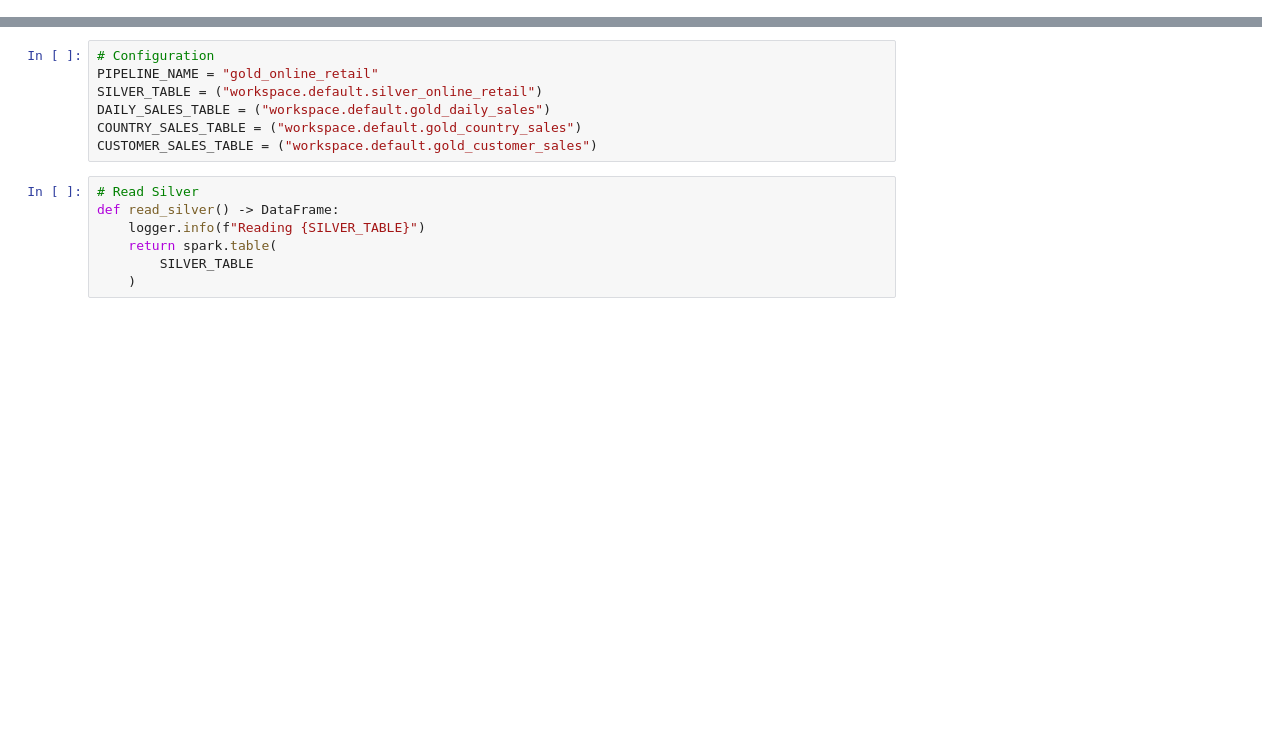
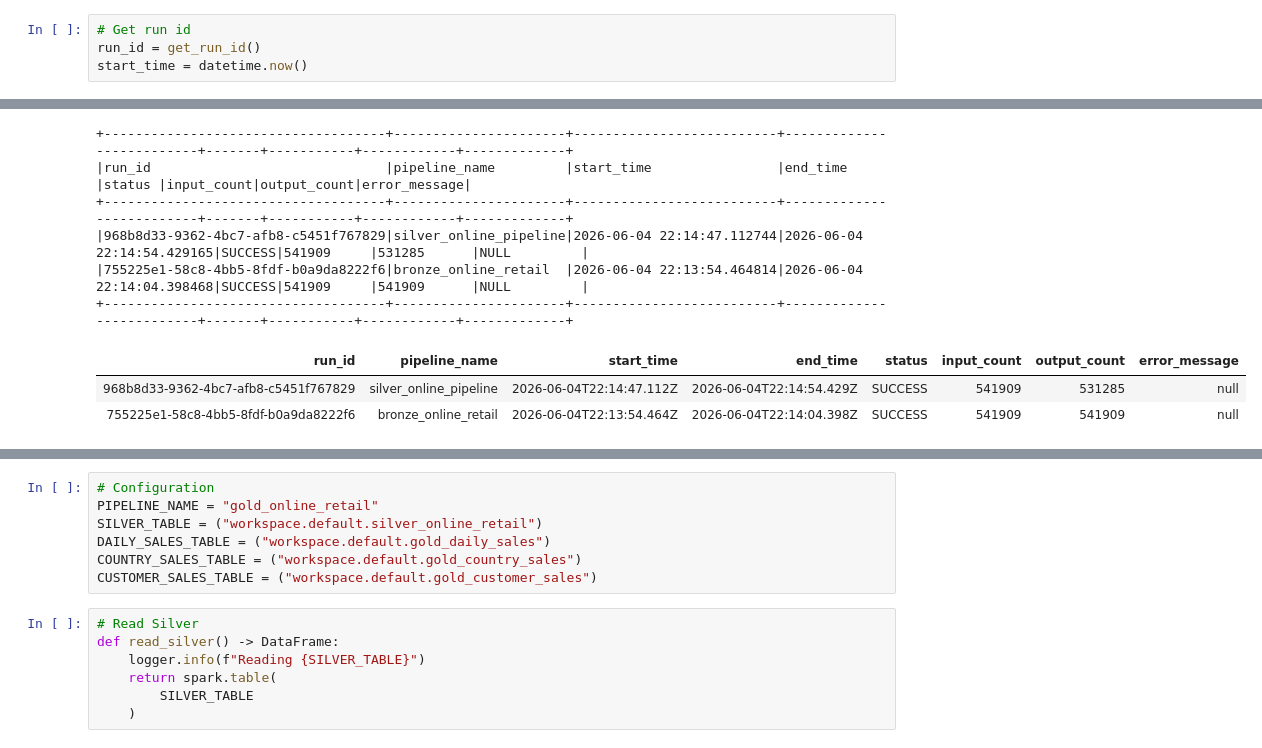
Before and after one commit to DevanandamS/airflow-databricks-etl, a Jupyter notebook: databricks/notebooks/gold_online_retail.ipynb, the cells around one changed output, grey strips where cells are left out. Saved outputs shown, nothing was run; the diff lists cells and outputs as text; blank space fills up the shorter version.

```diff
--- a/databricks/notebooks/gold_online_retail.ipynb
+++ b/databricks/notebooks/gold_online_retail.ipynb
@@ -5,0 +14,5 @@ import logging
+# %%
+# Get run id
+run_id = get_run_id()
+start_time = datetime.now()
+# %% [output]
@@ -6,3 +20,12 @@ import logging
++------------------------------------+----------------------+--------------------------+--------------------------+-------+-----------+------------+-------------+
+|run_id                              |pipeline_name         |start_time                |end_time                  |status |input_count|output_count|error_message|
++------------------------------------+----------------------+--------------------------+--------------------------+-------+-----------+------------+-------------+
+|968b8d33-9362-4bc7-afb8-c5451f767829|silver_online_pipeline|2026-06-04 22:14:47.112744|2026-06-04 22:14:54.429165|SUCCESS|541909     |531285      |NULL         |
+|755225e1-58c8-4bb5-8fdf-b0a9da8222f6|bronze_online_retail  |2026-06-04 22:13:54.464814|2026-06-04 22:14:04.398468|SUCCESS|541909     |541909      |NULL         |
++------------------------------------+----------------------+--------------------------+--------------------------+-------+-----------+------------+-------------+
+| run_id | pipeline_name | start_time | end_time | status | input_count | output_count | error_message |
+| 968b8d33-9362-4bc7-afb8-c5451f767829 | silver_online_pipeline | 2026-06-04T22:14:47.112Z | 2026-06-04T22:14:54.429Z | SUCCESS | 541909 | 531285 | null |
+| 755225e1-58c8-4bb5-8fdf-b0a9da8222f6 | bronze_online_retail | 2026-06-04T22:13:54.464Z | 2026-06-04T22:14:04.398Z | SUCCESS | 541909 | 541909 | null |
 # %%
 # Logger
 logging.basicConfig(
```
Also changed, not shown: parts of 9 cells of this notebook, 3 other files.
